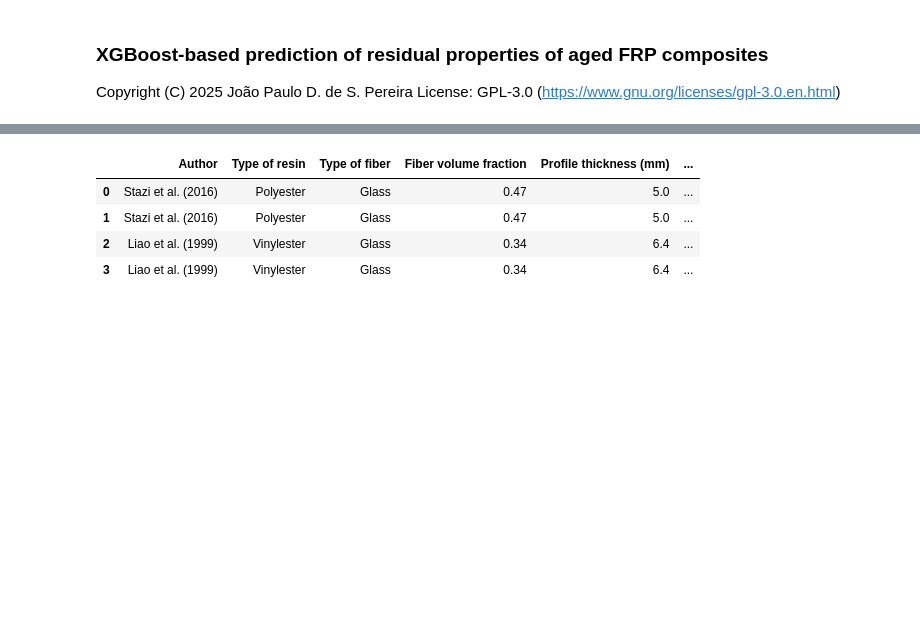
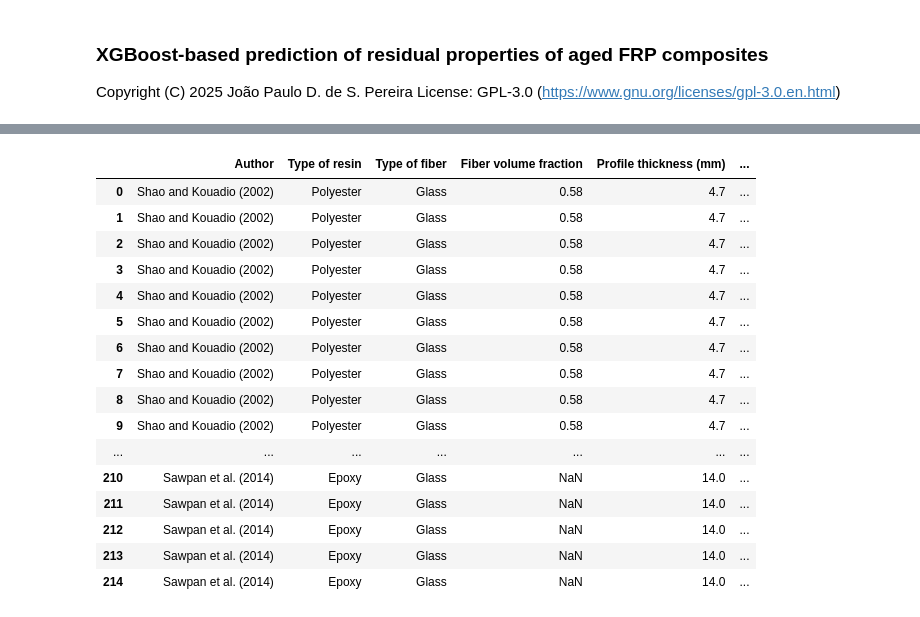
Before and after one commit to jpdspz/frp-aging-xgboost, a Jupyter notebook: frp-aging-xgboost.ipynb, the cells around one changed output, grey strips where cells are left out. Saved outputs shown, nothing was run; the diff lists cells and outputs as text; code cells hidden in the pictures; blank space fills up the shorter version.

Commit message:
chore: update training and holdout datasets
- Used data compiled in the present work as training data
- Used data compiled by Liu et al. (2020) as holdout data

```diff
--- a/frp-aging-xgboost.ipynb
+++ b/frp-aging-xgboost.ipynb
@@ -1660,14 +1658,26 @@ Overall predicted-actual ratio: 1.01 ± 0.02 (95% CI)
 # %%
 # Test models on holdout data (not used during training)
-holdout_test_df = predictor.holdout_test(file_name='holdout-dataset-4.csv',
+holdout_test_df = predictor.holdout_test(file_name='holdout-dataset.csv',
     cols_to_drop=cols_to_drop, cols_to_hold=['Author', 'Type of resin', 'Type of fiber'])
 display(holdout_test_df)
 # %% [output]
 |  | Author | Type of resin | Type of fiber | Fiber volume fraction | Profile thickness (mm) | ... |
-| 0 | Stazi et al. (2016) | Polyester | Glass | 0.47 | 5.0 | ... |
-| 1 | Stazi et al. (2016) | Polyester | Glass | 0.47 | 5.0 | ... |
-| 2 | Liao et al. (1999) | Vinylester | Glass | 0.34 | 6.4 | ... |
-| 3 | Liao et al. (1999) | Vinylester | Glass | 0.34 | 6.4 | ... |
+| 0 | Shao and Kouadio (2002) | Polyester | Glass | 0.58 | 4.7 | ... |
+| 1 | Shao and Kouadio (2002) | Polyester | Glass | 0.58 | 4.7 | ... |
+| 2 | Shao and Kouadio (2002) | Polyester | Glass | 0.58 | 4.7 | ... |
+| 3 | Shao and Kouadio (2002) | Polyester | Glass | 0.58 | 4.7 | ... |
+| 4 | Shao and Kouadio (2002) | Polyester | Glass | 0.58 | 4.7 | ... |
+| 5 | Shao and Kouadio (2002) | Polyester | Glass | 0.58 | 4.7 | ... |
+| 6 | Shao and Kouadio (2002) | Polyester | Glass | 0.58 | 4.7 | ... |
+| 7 | Shao and Kouadio (2002) | Polyester | Glass | 0.58 | 4.7 | ... |
+| 8 | Shao and Kouadio (2002) | Polyester | Glass | 0.58 | 4.7 | ... |
+| 9 | Shao and Kouadio (2002) | Polyester | Glass | 0.58 | 4.7 | ... |
+| ... | ... | ... | ... | ... | ... | ... |
+| 210 | Sawpan et al. (2014) | Epoxy | Glass | NaN | 14.0 | ... |
+| 211 | Sawpan et al. (2014) | Epoxy | Glass | NaN | 14.0 | ... |
+| 212 | Sawpan et al. (2014) | Epoxy | Glass | NaN | 14.0 | ... |
+| 213 | Sawpan et al. (2014) | Epoxy | Glass | NaN | 14.0 | ... |
+| 214 | Sawpan et al. (2014) | Epoxy | Glass | NaN | 14.0 | ... |
 # %%
 i=0
 display(f'Model {i+1} best hyperparameters', predictor.trained_models[i]['model']['clf'].get_params())
```
Also changed, not shown: parts of 16 cells of this notebook, 3 other files.
